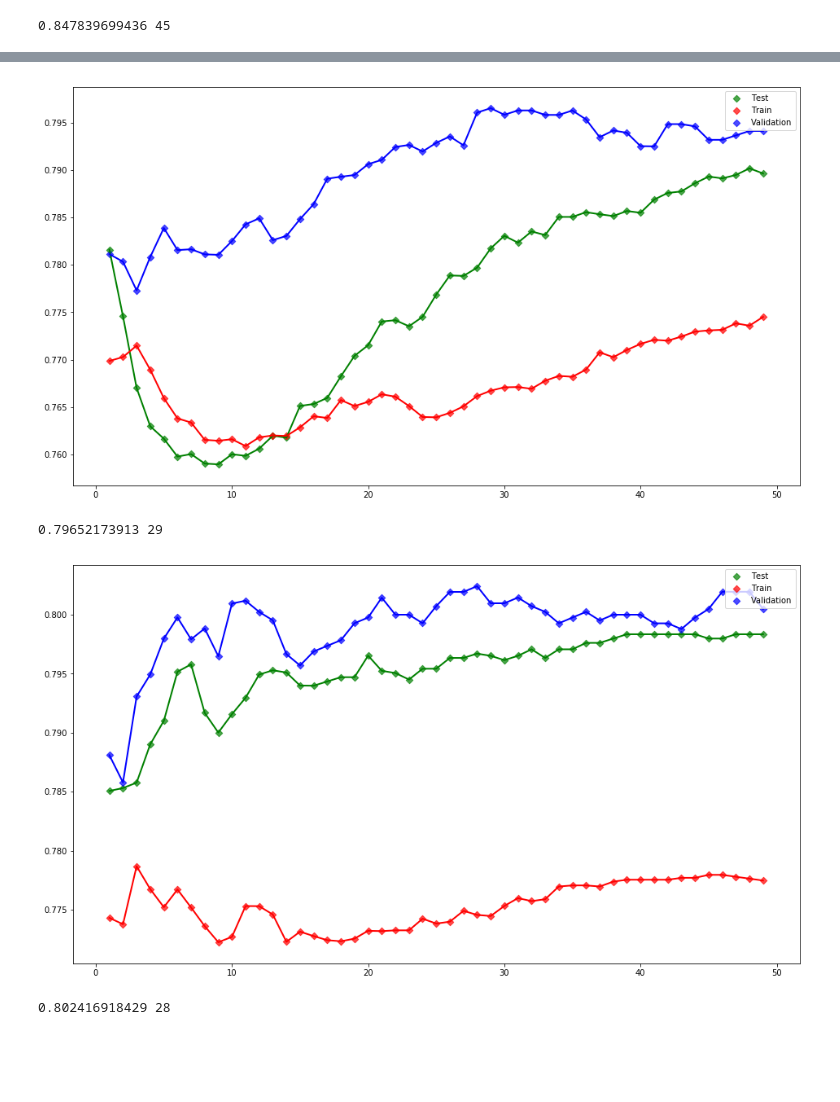
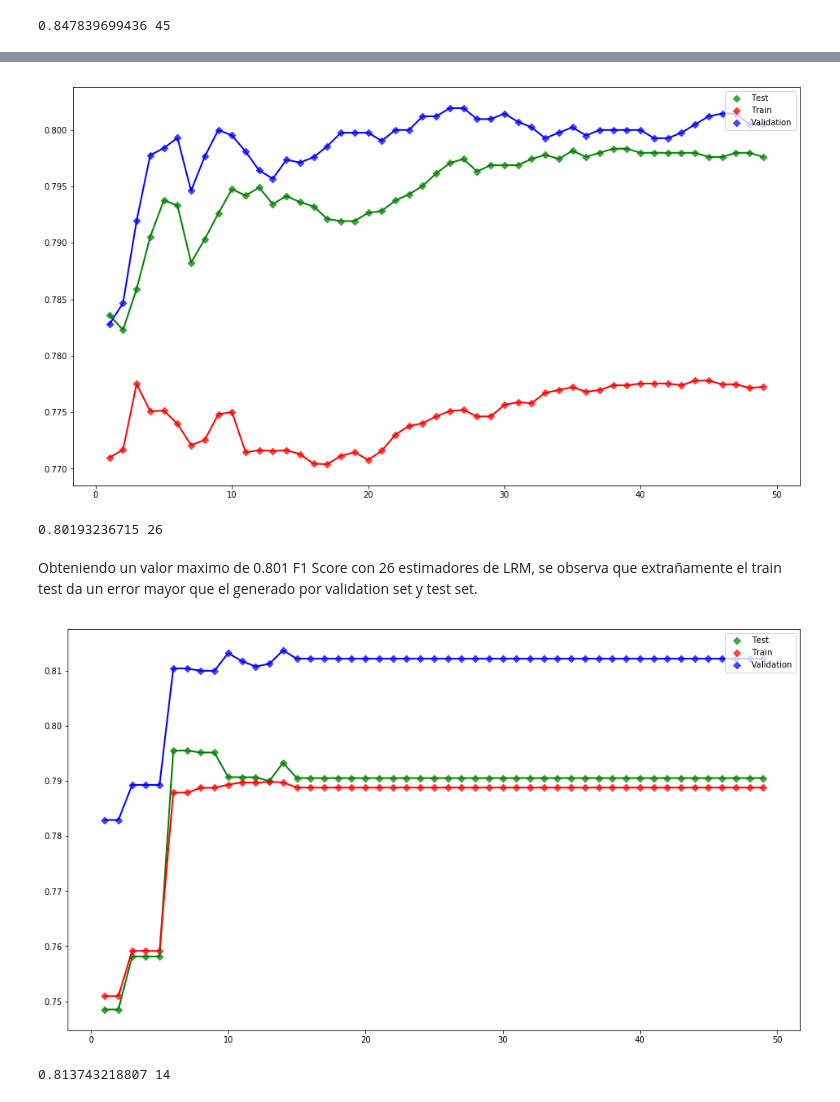
Before and after one commit to matiasarayac/tarea3-ML, a Jupyter notebook: Pregunta_3.ipynb, the cells around one changed output, grey strips where cells are left out. Saved outputs shown, nothing was run; the diff lists cells and outputs as text; code cells hidden in the pictures; blank space fills up the shorter version.

```diff
--- a/Pregunta_3.ipynb
+++ b/Pregunta_3.ipynb
@@ -250,8 +252,9 @@ anteriores. Compare y analice estas 4 maneras de resolver el problema definido e
 # %%
 from sklearn.ensemble import AdaBoostClassifier
 from sklearn.linear_model import LogisticRegression as LR
-def ada2Estimator(c1):
-    model = AdaBoostClassifier(base_estimator=LR(), n_estimators=c1,random_state=10)
+
+def ada3Estimator(c1):
+    model = AdaBoostClassifier(base_estimator=LR(solver = 'newton-cg'), n_estimators=c1,random_state=10)
     model.fit(x_train,y_train)
     y_pred=model.predict(x_test)
     y_true=y_test
@@ -269,7 +272,7 @@ y2=[]
 y3=[]
 maxi=0
 for i in range(1,50):
-    s=ada2Estimator(i)
+    s=ada3Estimator(i)
     y.append(s[0])
     y2.append(s[1])
     y3.append(s[2])
@@ -289,14 +292,15 @@ plt.legend(loc='upper right')
 plt.show()
 print(maxi,num)
 # %% [output]
-[figure, old version]
+[figure, new version]
-0.79652173913 29
+0.80193236715 26
+# %% [markdown]
+Obteniendo un valor maximo de 0.801 F1 Score con 26 estimadores de LRM, se observa que extrañamente el train test da un error mayor que el generado por validation set y test set.
 # %%
-from sklearn.ensemble import AdaBoostClassifier
-from sklearn.linear_model import LogisticRegression as LR
+from sklearn.naive_bayes import GaussianNB
 
-def ada3Estimator(c1):
-    model = AdaBoostClassifier(base_estimator=LR(multi_class = 'multinomial', solver = 'newton-cg'), n_estimators=c1,random_state=10)
+def ada5Estimator(c1):
+    model = AdaBoostClassifier(base_estimator=GaussianNB(), n_estimators=c1,random_state=10,algorithm="SAMME")
     model.fit(x_train,y_train)
     y_pred=model.predict(x_test)
     y_true=y_test
@@ -306,33 +310,33 @@ def ada3Estimator(c1):
     val2=f1_score(y_true,y_pred)
     y_pred=model.predict(x_val)
     y_true=y_val
     val3=f1_score(y_true,y_pred)
     return (val,val2,val3)
 y=[]
 x=[]
 y2=[]
 y3=[]
 maxi=0
 for i in range(1,50):
-    s=ada3Estimator(i)
+    s=ada5Estimator(i)
     y.append(s[0])
     y2.append(s[1])
     y3.append(s[2])
     x.append(i)
     if maxi<s[2]:
         maxi=s[2]
         num=i
 
 plt.figure(figsize = (16, 9))
 plt.plot(x,y, 'g', zorder=1, lw=2)
 plt.scatter(x,y,marker="D", c="g", alpha=0.7,label="Test")
 plt.plot(x,y2, 'r', zorder=1, lw=2)
 plt.scatter(x,y2,marker="D", c="r", alpha=0.7,label="Train")
 plt.plot(x,y3, 'b', zorder=1, lw=2)
 plt.scatter(x,y3,marker="D", c="b", alpha=0.7,label="Validation")
 plt.legend(loc='upper right')
 plt.show()
 print(maxi,num)
 # %% [output]
-[figure, old version]
+[figure, new version]
-0.802416918429 28
+0.813743218807 14
```
Also changed, not shown: parts of 10 cells of this notebook, 1 other file.
